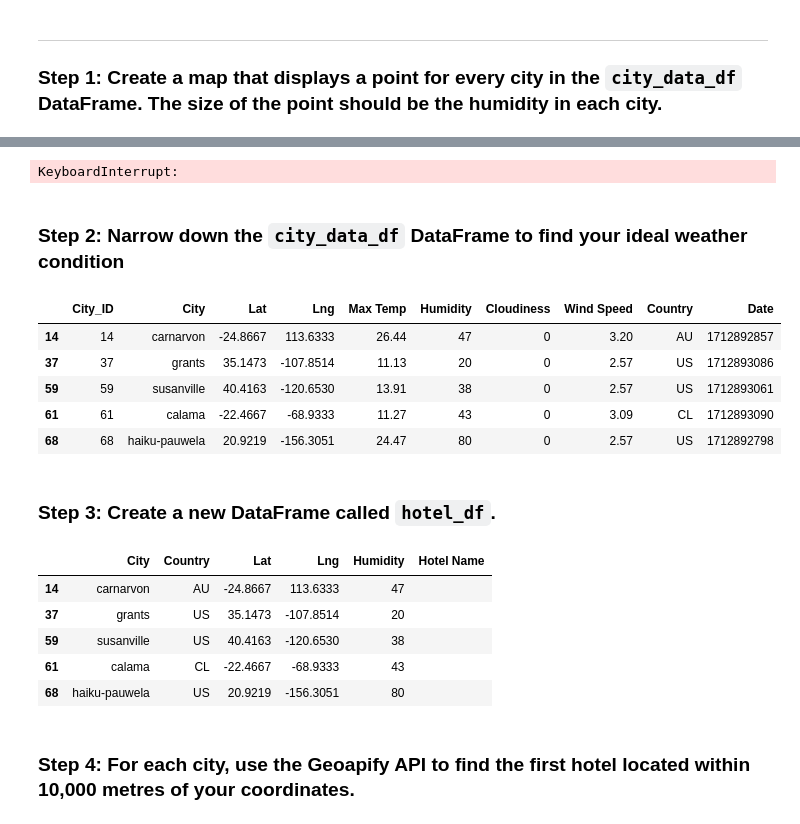
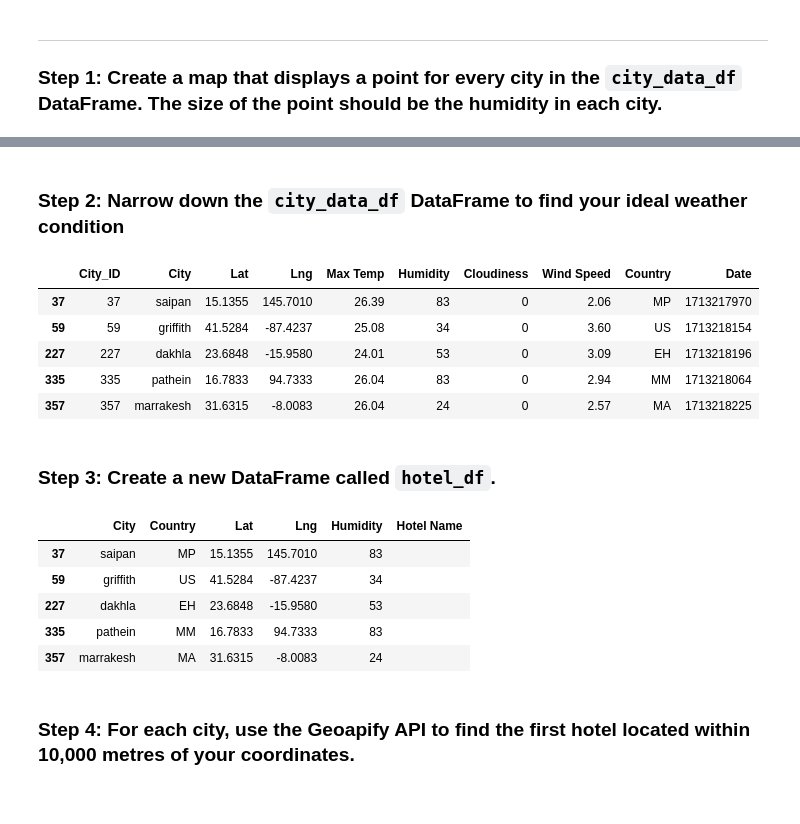
Before and after one commit to onemanlutta/python-api-challenge, a Jupyter notebook: WeatherPy/VacationPy.ipynb, the cells around one changed output, grey strips where cells are left out. Cells and saved outputs as stored; diff of their text form; code cells hidden in the pictures.

```diff
--- a/WeatherPy/VacationPy.ipynb
+++ b/WeatherPy/VacationPy.ipynb
@@ -81,25 +114,0 @@ plt.show()
-# %%
-%%capture --no-display
-# Plot the map with points sized by humidity using Datashader
-map_plot = city_data_df.hvplot.scatter(
-    x='Lng',
-    y='Lat',
-    geo=True,
-    tiles='CartoLight',
-    title='City Locations with Humidity',
-    hover_cols=['City', 'Country', 'Humidity'],  # Include 'Humidity' in hover information
-    size='Humidity',  # Use 'Humidity' column to determine point size
-    color='blue',  # Set color of points
-    alpha=0.7,  # Set transparency of points
-    width=800,  # Set width of the plot
-    height=500,  # Set height of the plot
-    datashade=True  # Enable Datashader
-)
-
-# Save the plot as a PNG image
-map_plot.save('city_locations_with_humidity.png')
-
-# Display the plot inline
-map_plot
-# %% [output]
-KeyboardInterrupt:
@@ -107,24 +165,24 @@ KeyboardInterrupt:
 ### Step 2: Narrow down the `city_data_df` DataFrame to find your ideal weather condition
 # %%
 # Narrow down cities that fit criteria
-# ideal_cities_df = city_data_df[(city_data_df['Max Temp'] >= 10) & (city_data_df['Max Temp'] < 27)
-# & (city_data_df['Wind Speed'] < 10) & (city_data_df['Humidity'] >= 30) & (city_data_df['Humidity'] < 61) ]
+ideal_cities_df = city_data_df[(city_data_df['Max Temp'] > 21) & (city_data_df['Max Temp'] < 27)
+& (city_data_df['Wind Speed'] < 4.5) & (city_data_df['Cloudiness'] == 0) ]
 
-ideal_cities_df = city_data_df[city_data_df['Cloudiness'] == 0]
+# ideal_cities_df = city_data_df[city_data_df['Cloudiness'] == 0]
 
 
 # Drop any rows with null values
 # ideal_cities_df = ideal_cities_df.dropna()
 
 # Display sample data
 ideal_cities_df.head()
 # %% [output]
 |  | City_ID | City | Lat | Lng | Max Temp | Humidity | Cloudiness | Wind Speed | Country | Date |
-| 14 | 14 | carnarvon | -24.8667 | 113.6333 | 26.44 | 47 | 0 | 3.20 | AU | 1712892857 |
-| 37 | 37 | grants | 35.1473 | -107.8514 | 11.13 | 20 | 0 | 2.57 | US | 1712893086 |
-| 59 | 59 | susanville | 40.4163 | -120.6530 | 13.91 | 38 | 0 | 2.57 | US | 1712893061 |
-| 61 | 61 | calama | -22.4667 | -68.9333 | 11.27 | 43 | 0 | 3.09 | CL | 1712893090 |
-| 68 | 68 | haiku-pauwela | 20.9219 | -156.3051 | 24.47 | 80 | 0 | 2.57 | US | 1712892798 |
+| 37 | 37 | saipan | 15.1355 | 145.7010 | 26.39 | 83 | 0 | 2.06 | MP | 1713217970 |
+| 59 | 59 | griffith | 41.5284 | -87.4237 | 25.08 | 34 | 0 | 3.60 | US | 1713218154 |
+| 227 | 227 | dakhla | 23.6848 | -15.9580 | 24.01 | 53 | 0 | 3.09 | EH | 1713218196 |
+| 335 | 335 | pathein | 16.7833 | 94.7333 | 26.04 | 83 | 0 | 2.94 | MM | 1713218064 |
+| 357 | 357 | marrakesh | 31.6315 | -8.0083 | 26.04 | 24 | 0 | 2.57 | MA | 1713218225 |
 # %% [markdown]
 ### Step 3: Create a new DataFrame called `hotel_df`.
 # %%
@@ -139,11 +197,11 @@ hotel_df["Hotel Name"] = ""
 hotel_df.head()
 # %% [output]
 |  | City | Country | Lat | Lng | Humidity | Hotel Name |
-| 14 | carnarvon | AU | -24.8667 | 113.6333 | 47 |  |
-| 37 | grants | US | 35.1473 | -107.8514 | 20 |  |
-| 59 | susanville | US | 40.4163 | -120.6530 | 38 |  |
-| 61 | calama | CL | -22.4667 | -68.9333 | 43 |  |
-| 68 | haiku-pauwela | US | 20.9219 | -156.3051 | 80 |  |
+| 37 | saipan | MP | 15.1355 | 145.7010 | 83 |  |
+| 59 | griffith | US | 41.5284 | -87.4237 | 34 |  |
+| 227 | dakhla | EH | 23.6848 | -15.9580 | 53 |  |
+| 335 | pathein | MM | 16.7833 | 94.7333 | 83 |  |
+| 357 | marrakesh | MA | 31.6315 | -8.0083 | 24 |  |
 # %% [markdown]
 ### Step 4: For each city, use the Geoapify API to find the first hotel located within 10,000 metres of your coordinates.
 # %%
```
Also changed, not shown: parts of 14 cells of this notebook, 22 other files.
